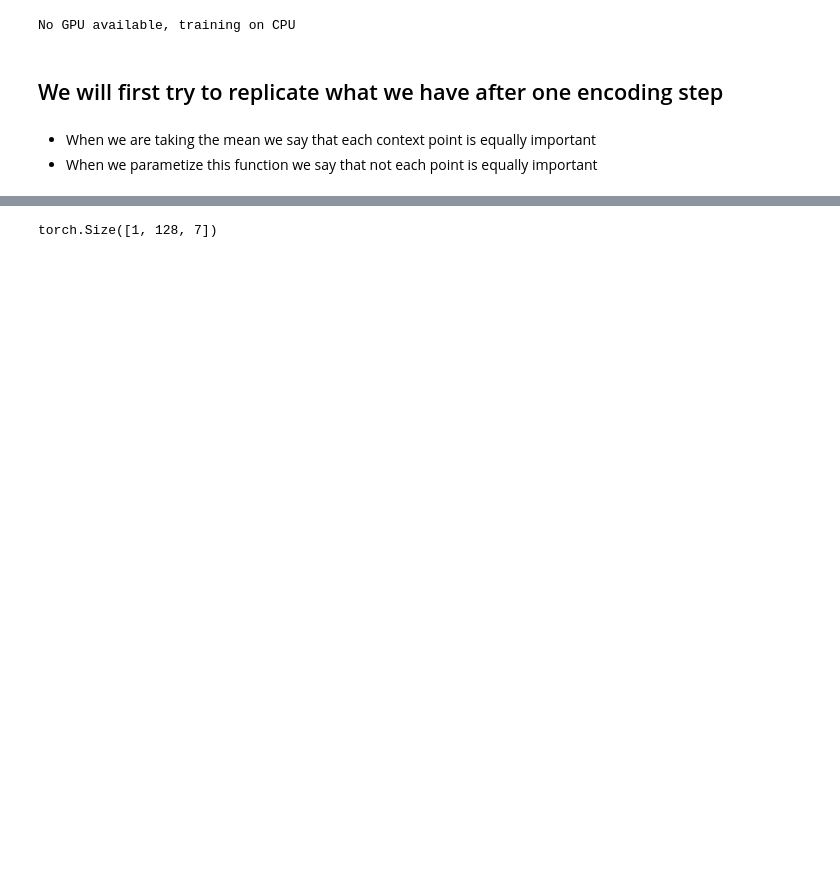
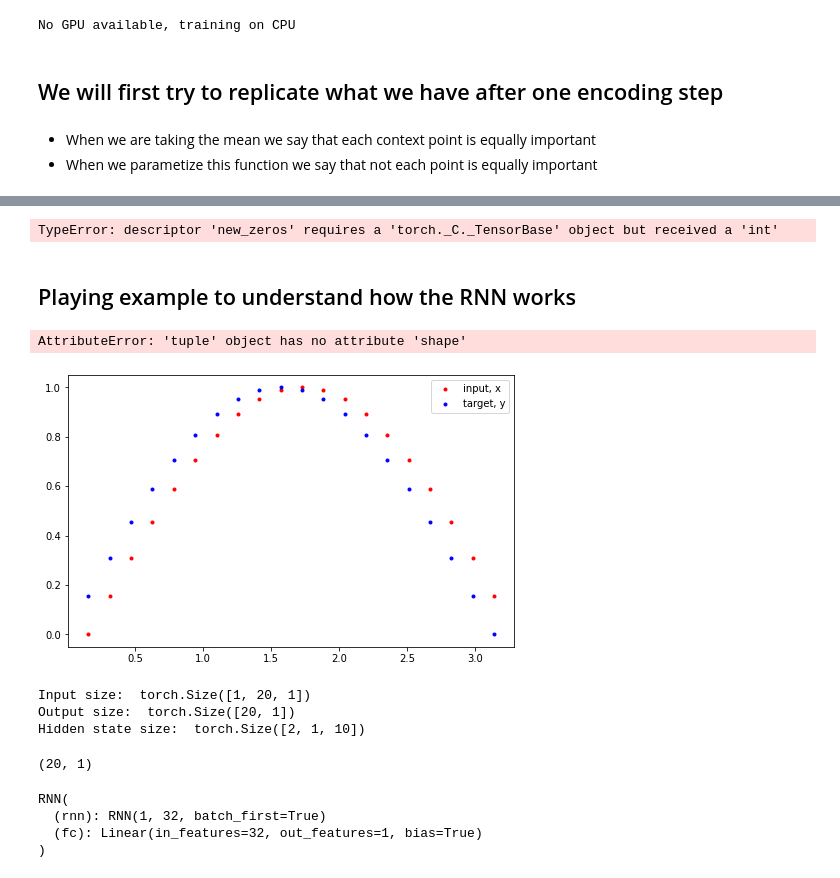
Before and after one commit to fredchettouh/neural-processes, a Jupyter notebook: architecture_improvement/alternative_to_aggregation.ipynb, the cells around one changed output, grey strips where cells are left out. Drawn from its saved outputs; the diff is of its cells as text; code cells hidden in the pictures; blank space fills up the shorter version.

```diff
--- a/architecture_improvement/alternative_to_aggregation.ipynb
+++ b/architecture_improvement/alternative_to_aggregation.ipynb
@@ -190,4 +201,6 @@ t = encoding[None,:,:]
 # %%
-torch.transpose(t,1,2).shape
+torch.Tensor.new_zeros(1,2)
 # %% [output]
-torch.Size([1, 128, 7])
+TypeError: descriptor 'new_zeros' requires a 'torch._C._TensorBase' object but received a 'int'
+# %% [markdown]
+## Playing example to understand how the RNN works
@@ -193,0 +221,26 @@ torch.Size([1, 128, 7])
+# %%
+hidden.
+# %% [output]
+AttributeError: 'tuple' object has no attribute 'shape'
+# %%
+plt.figure(figsize=(8,5))
+
+# how many time steps/data pts are in one batch of data
+seq_length = 20
+
+# generate evenly spaced data pts
+time_steps = np.linspace(0, np.pi, seq_length + 1)
+data = np.sin(time_steps)
+data.resize((seq_length + 1, 1)) # size becomes (seq_length+1, 1), adds an input_size dimension
+
+x = data[:-1] # all but the last piece of data
+y = data[1:] # all but the first
+
+# display the data
+plt.plot(time_steps[1:], x, 'r.', label='input, x') # x
+plt.plot(time_steps[1:], y, 'b.', label='target, y') # y
+
+plt.legend(loc='best')
+plt.show()
+# %% [output]
+[figure, added]
@@ -193,0 +276,39 @@ torch.Size([1, 128, 7])
+# %%
+# test that dimensions are as expected
+test_rnn = RNN(input_size=1, output_size=1, hidden_dim=10, n_layers=2)
+
+# generate evenly spaced, test data pts
+time_steps = np.linspace(0, np.pi, seq_length)
+data = np.sin(time_steps)
+data.resize((seq_length, 1))
+
+test_input = torch.Tensor(data).unsqueeze(0) # give it a batch_size of 1 as first dimension
+print('Input size: ', test_input.size())
+
+# test out rnn sizes
+test_out, test_h = test_rnn(test_input, None)
+print('Output size: ', test_out.size())
+print('Hidden state size: ', test_h.size())
+# %% [output]
+Input size:  torch.Size([1, 20, 1])
+Output size:  torch.Size([20, 1])
+Hidden state size:  torch.Size([2, 1, 10])
+# %%
+data.shape
+# %% [output]
+(20, 1)
+# %%
+# decide on hyperparameters
+input_size=1
+output_size=1
+hidden_dim=32
+n_layers=1
+
+# instantiate an RNN
+rnn = RNN(input_size, output_size, hidden_dim, n_layers)
+print(rnn)
+# %% [output]
+RNN(
+  (rnn): RNN(1, 32, batch_first=True)
+  (fc): Linear(in_features=32, out_features=1, bias=True)
+)
```
Also changed, not shown: parts of 29 cells of this notebook, 12 other files.
